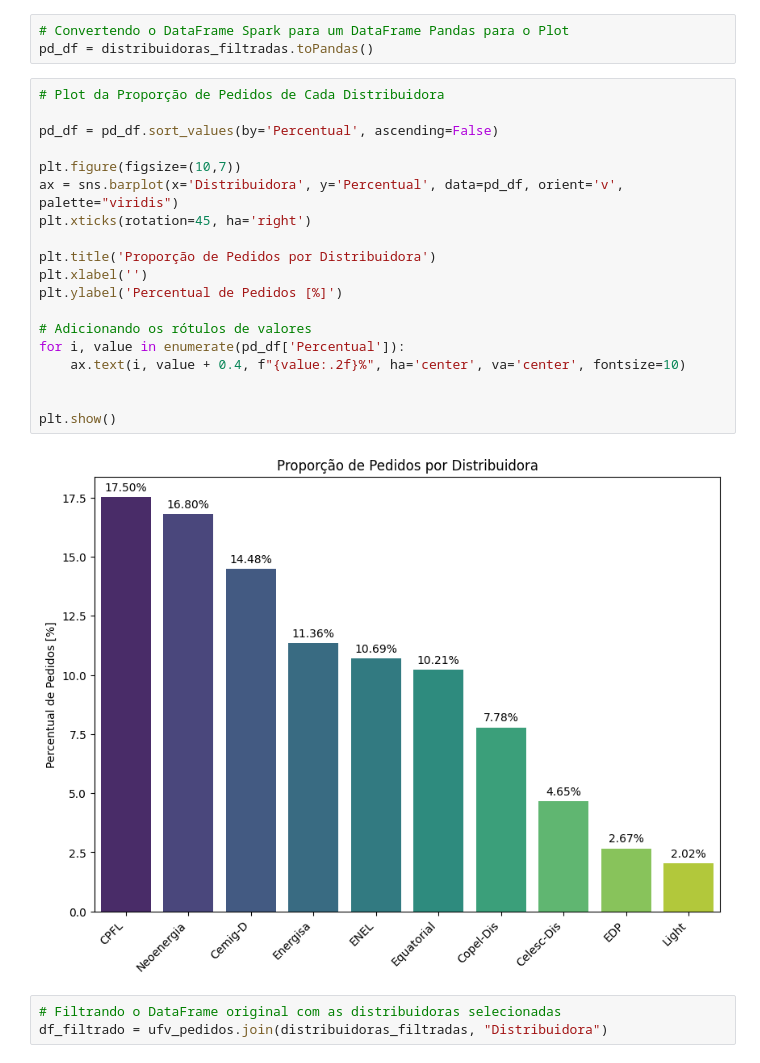
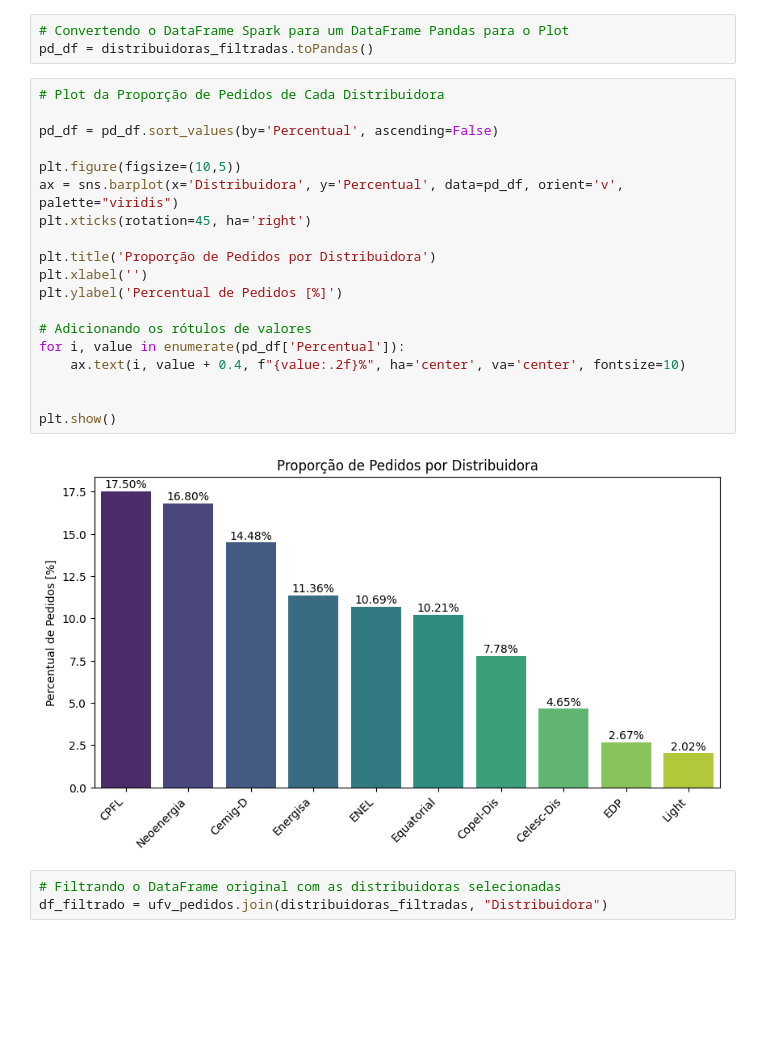
Before and after one commit to arnaldorosentino/MBA_Big_Data_Project, a Jupyter notebook: Projeto_Big_Data_Data_Anaytics.ipynb, the cells around one changed output. Cells and saved outputs as stored; diff of their text form; blank space fills up the shorter version.

```diff
--- a/Projeto_Big_Data_Data_Anaytics.ipynb
+++ b/Projeto_Big_Data_Data_Anaytics.ipynb
@@ -159,24 +152,24 @@ pd_df = distribuidoras_filtradas.toPandas()
 # %%
 # Plot da Proporção de Pedidos de Cada Distribuidora
 
 pd_df = pd_df.sort_values(by='Percentual', ascending=False)
 
-plt.figure(figsize=(10,7))
+plt.figure(figsize=(10,5))
 ax = sns.barplot(x='Distribuidora', y='Percentual', data=pd_df, orient='v', palette="viridis")
 plt.xticks(rotation=45, ha='right')
 
 plt.title('Proporção de Pedidos por Distribuidora')
 plt.xlabel('')
 plt.ylabel('Percentual de Pedidos [%]')
 
 # Adicionando os rótulos de valores
 for i, value in enumerate(pd_df['Percentual']):
     ax.text(i, value + 0.4, f"{value:.2f}%", ha='center', va='center', fontsize=10)
 
 
 plt.show()
 # %% [output]
-[figure, old version]
+[figure, new version]
 # %%
 # Filtrando o DataFrame original com as distribuidoras selecionadas
 df_filtrado = ufv_pedidos.join(distribuidoras_filtradas, "Distribuidora")
```
Also changed, not shown: parts of 9 cells of this notebook.
